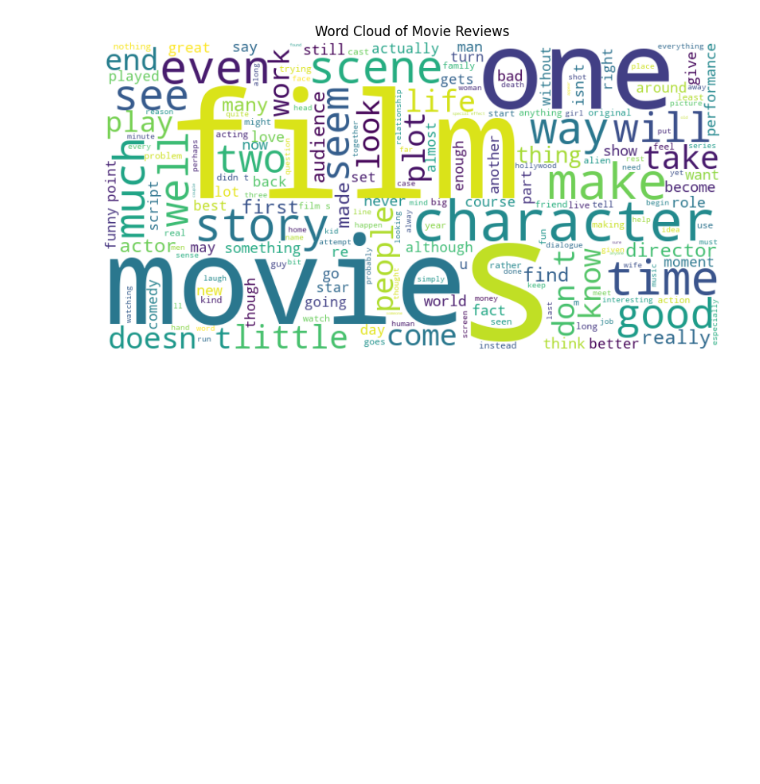
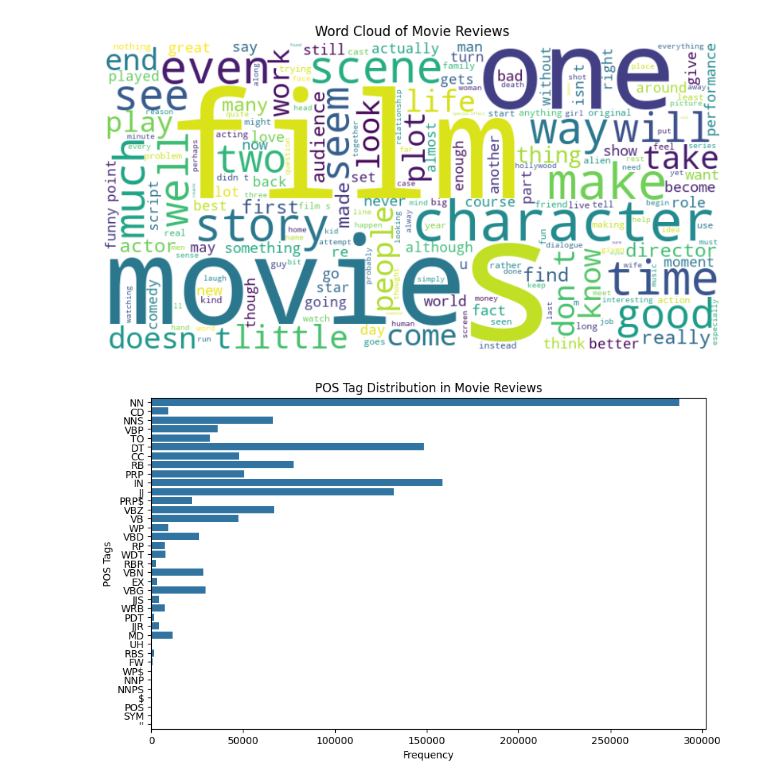
Before and after one commit to ashababnoor/code-bits, a Jupyter notebook: data-science/natural-language-processing/sentiment-analysis/sentiment-analysis.ipynb, the cells around one changed output. Cells and saved outputs as stored; diff of their text form; code cells hidden in the pictures; blank space fills up the shorter version.

Commit message:
added pos tag visualization in sentiment analysis notebook

```diff
--- a/data-science/natural-language-processing/sentiment-analysis/sentiment-analysis.ipynb
+++ b/data-science/natural-language-processing/sentiment-analysis/sentiment-analysis.ipynb
@@ -74,3 +74,21 @@ plt.title('Word Cloud of Movie Reviews')
 plt.show()
 # %% [output]
 [figure]
+# %%
+import seaborn as sns
+
+# POS tagging of words
+pos_tags = nltk.pos_tag(words)
+
+# Extract POS tags
+tags = [tag[1] for tag in pos_tags]
+
+# Plot POS tag distribution
+plt.figure(figsize=(10, 6))
+sns.countplot(tags)
+plt.title('POS Tag Distribution in Movie Reviews')
+plt.ylabel('POS Tags')
+plt.xlabel('Frequency')
+plt.show()
+# %% [output]
+[figure, added]
```
